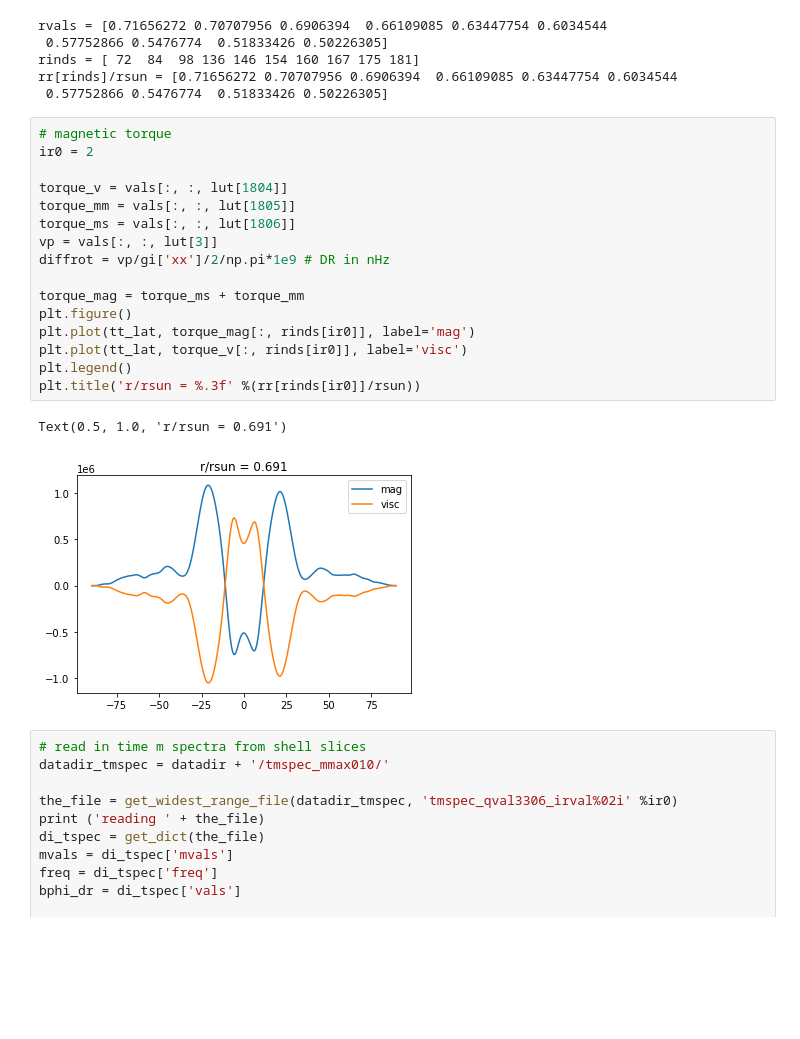
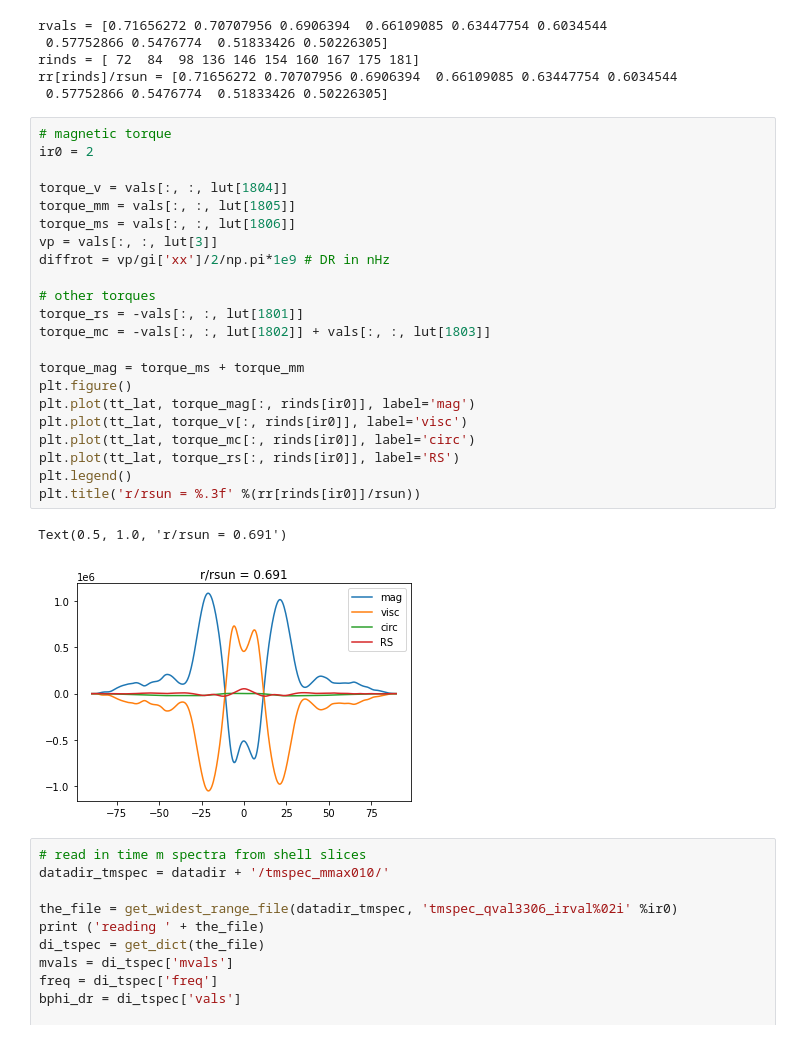
Before and after one commit to illorenzo7/Tacho_Letter_Plots_Part2, a Jupyter notebook: 00_magtorque_freq.ipynb, the cells around one changed output. Drawn from its saved outputs; the diff is of its cells as text; blank space fills up the shorter version.

Commit message:
added other torques to line plot

```diff
--- a/00_magtorque_freq.ipynb
+++ b/00_magtorque_freq.ipynb
@@ -63,22 +63,28 @@ rr[rinds]/rsun = [0.71656272 0.70707956 0.6906394  0.66109085 0.63447754 0.60345
 # %%
 # magnetic torque
 ir0 = 2
 
 torque_v = vals[:, :, lut[1804]]
 torque_mm = vals[:, :, lut[1805]]
 torque_ms = vals[:, :, lut[1806]]
 vp = vals[:, :, lut[3]]
 diffrot = vp/gi['xx']/2/np.pi*1e9 # DR in nHz
 
+# other torques
+torque_rs = -vals[:, :, lut[1801]]
+torque_mc = -vals[:, :, lut[1802]] + vals[:, :, lut[1803]]
+
 torque_mag = torque_ms + torque_mm
 plt.figure()
 plt.plot(tt_lat, torque_mag[:, rinds[ir0]], label='mag')
 plt.plot(tt_lat, torque_v[:, rinds[ir0]], label='visc')
+plt.plot(tt_lat, torque_mc[:, rinds[ir0]], label='circ')
+plt.plot(tt_lat, torque_rs[:, rinds[ir0]], label='RS')
 plt.legend()
 plt.title('r/rsun = %.3f' %(rr[rinds[ir0]]/rsun))
 # %% [output]
 Text(0.5, 1.0, 'r/rsun = 0.691')
-[figure, old version]
+[figure, new version]
 # %%
 # read in time m spectra from shell slices
 datadir_tmspec = datadir + '/tmspec_mmax010/'
```
Also changed, not shown: parts of 5 cells of this notebook, 1 other file.
